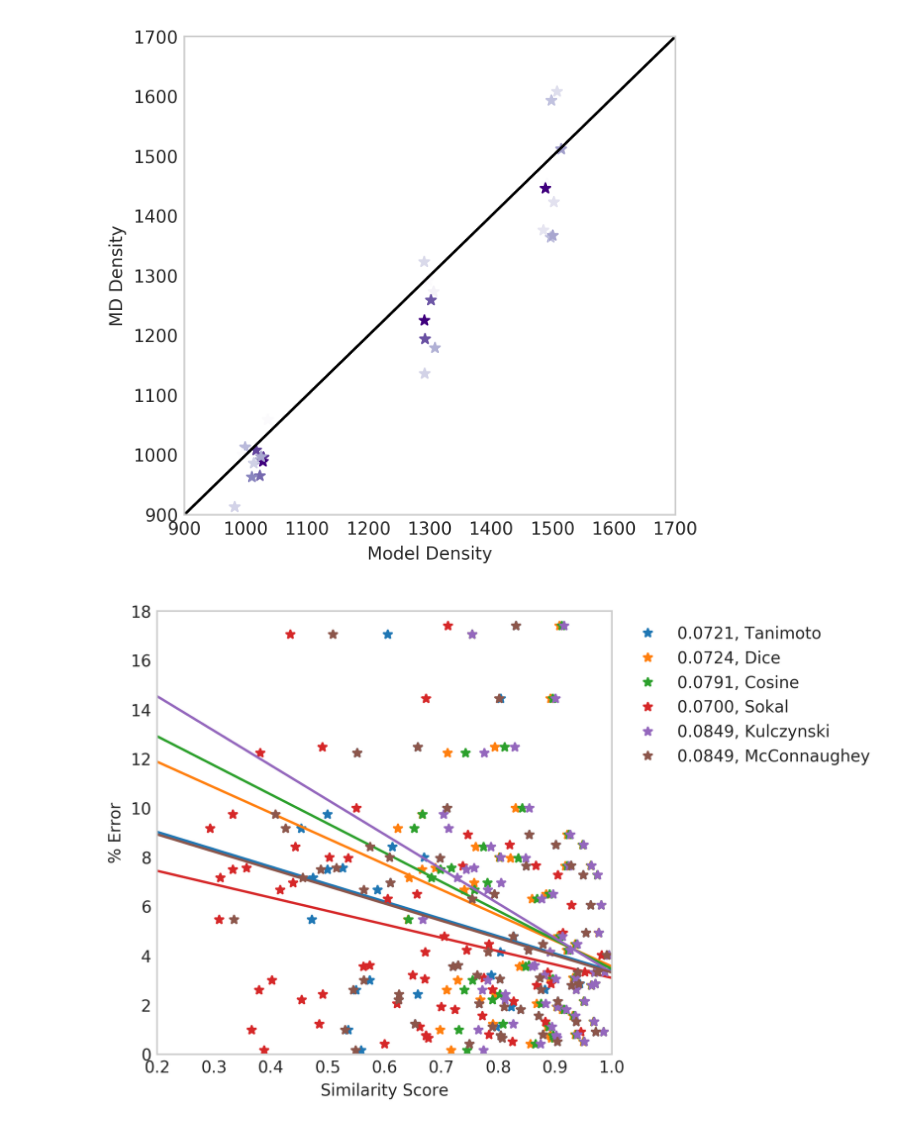
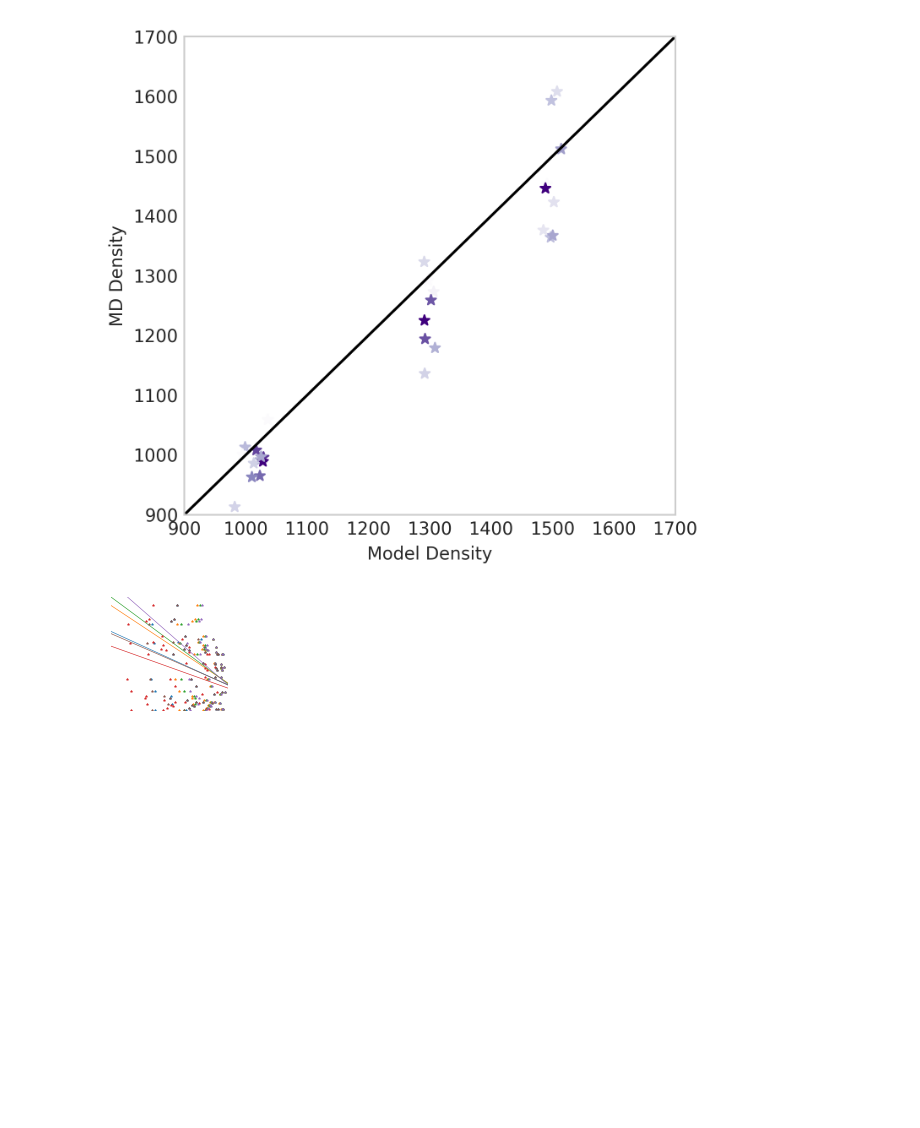
Before and after one commit to wesleybeckner/gains, a Jupyter notebook: scripts/gains_prototype.ipynb, the cells around one changed output. Drawn from its saved outputs; the diff is of its cells as text; code cells hidden in the pictures; blank space fills up the shorter version.

```diff
--- a/scripts/gains_prototype.ipynb
+++ b/scripts/gains_prototype.ipynb
@@ -289,7 +285,7 @@ for i in range(out.shape[0]):
     mol = Chem.MolFromSmiles(smi)
     chro = genetic.Chromosome(smi, 0)
     score, index = genetic.molecular_similarity(chro, parent_candidates, all=True)
-    score.append(out.iloc[i]["% Difference"])
+    score.append(out.iloc[i]["Error"])
     to_plot.append(score)
 points = np.array(to_plot)
 sim_scores = []
@@ -301,38 +297,39 @@ metrics = ["Tanimoto", "Dice", "Cosine", "Sokal",
 r_sqr = []
 import matplotlib.pyplot as plt
 with plt.style.context('seaborn-whitegrid'):
-    fig=plt.figure(figsize=(5,5), dpi=300)
+    fig=plt.figure(figsize=(5,5), dpi=30)
     ax = fig.add_subplot(111)
     for i in range(len(sim_scores)):
         X=sim_scores[i].reshape(-1,1)
-        Y=np.abs(out["% Difference"]).values.reshape(-1,1)
+        Y=np.abs(out["Error"]).values.reshape(-1,1)
         model = lin()
         model.fit(X,Y)
         if model.coef_ < 0:
             Y0=model.intercept_
             X0=abs(model.intercept_/model.coef_)
         else:
             print("pos corr")
         r_sqr.append(model.score(X,Y))
         for j in range(len(sim_scores[0])):
 
             if j == 0:
-                ax.plot(sim_scores[i][j], np.abs(out.iloc[j]["% Difference"]),
+                ax.plot(sim_scores[i][j], np.abs(out.iloc[j]["Error"]),
                         linestyle="", marker="*", c=tableau20[i*2],
                        label="{:3.4f}, {}".format(r_sqr[i], metrics[i]))
                 ax.plot([0,X0],[Y0,0])
 
             else:
-                ax.plot(sim_scores[i][j], np.abs(out.iloc[j]["% Difference"]),
+                ax.plot(sim_scores[i][j], np.abs(out.iloc[j]["Error"]),
                         linestyle="", marker="*", c=tableau20[i*2])
     ax.set_xlim(0.2,1)
+    ax.set_axis_off()
     ax.set_ylim(0,18)
     ax.set_ylabel("% Error")
     ax.set_xlabel("Similarity Score")
-    ax.legend(bbox_to_anchor=(1.6,1))
+    #ax.legend(bbox_to_anchor=(1.6,1))
 
     ax.grid()
-fig.savefig(filename='../../designer_molecules/3.eps',
+fig.savefig(filename='../../designer_molecules/11.eps',
                        bbox_inches='tight', format='eps')
 # %% [output]
-[figure, old version]
+[figure, new version]
```
Also changed, not shown: parts of 2 cells of this notebook, 3 other files.
